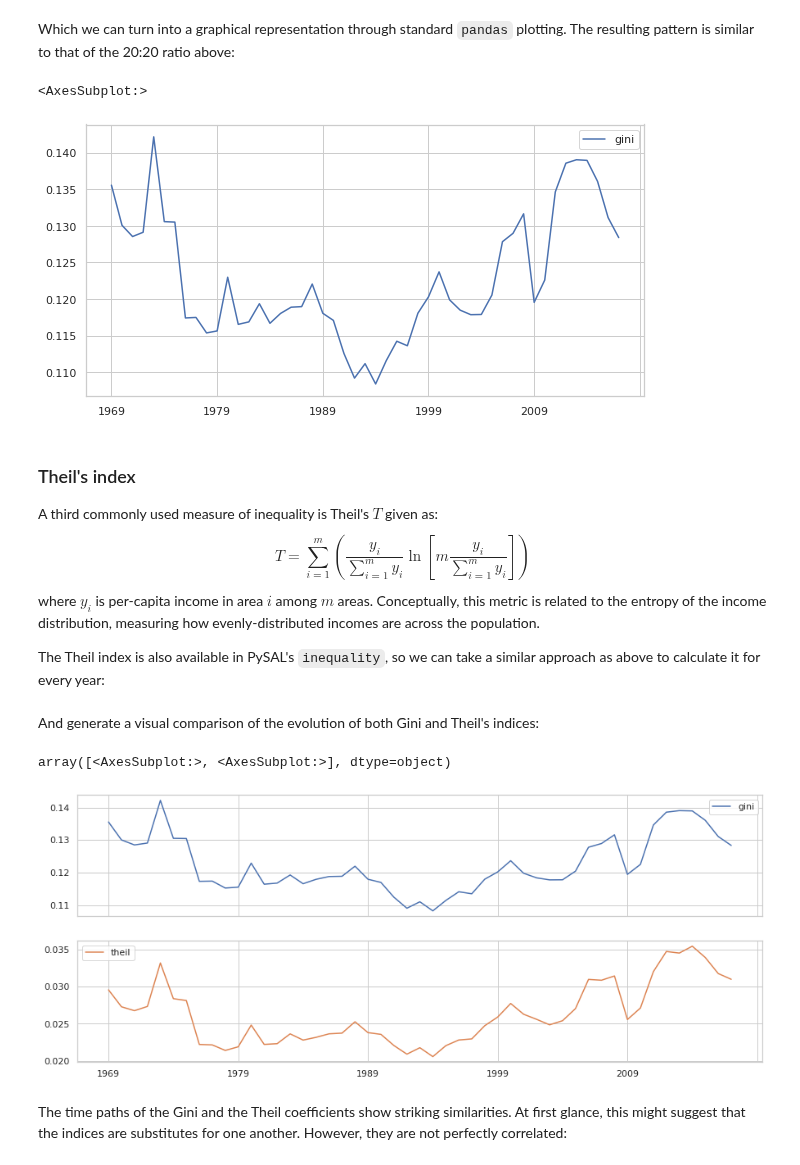
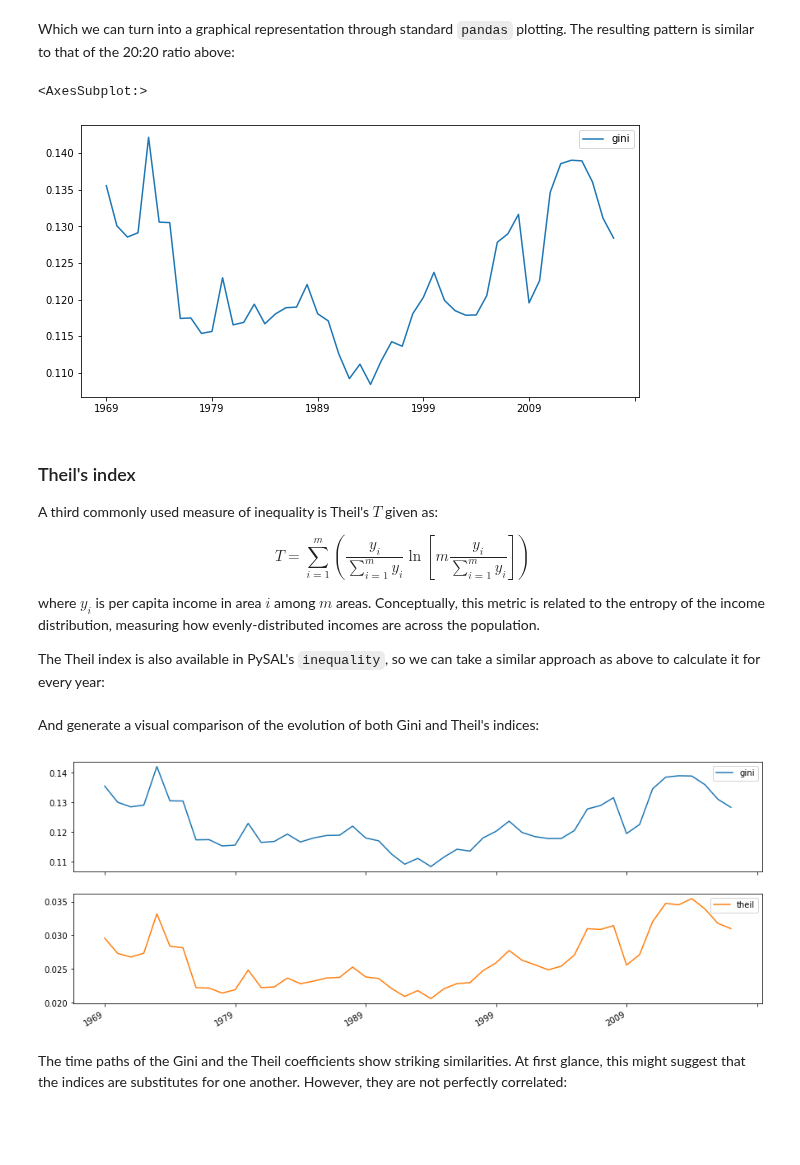
Before and after one commit to gdsbook/book, a Jupyter notebook: notebooks/09_spatial_inequality.ipynb, the cells around one changed output. Drawn from its saved outputs; the diff is of its cells as text; code cells hidden in the pictures; blank space fills up the shorter version.

```diff
--- a/notebooks/09_spatial_inequality.ipynb
+++ b/notebooks/09_spatial_inequality.ipynb
@@ -111,4 +109,3 @@ seaborn.__version__
 # %%
-seaborn.set_theme(style='whitegrid')
 seaborn.histplot(x=pci_df['1969'], kde=True);
 # %% [output]
@@ -287,13 +285,15 @@ Which we can turn into a graphical representation through standard `pandas` plot
 inequalities.plot()
 # %% [output]
 <AxesSubplot:>
-[figure, old version]
+[figure, new version]
 # %% [markdown]
 ### Theil's index
 
 A third commonly used measure of inequality is Theil's $T$ given as:
+
 $$T = \sum_{i=1}^m \left( \frac{y_i}{\sum_{i=1}^m y_i} \ln \left[ m \frac{y_i}{\sum_{i=1}^m y_i}\right] \right)$$
-where $y_i$ is per-capita income in area $i$ among $m$ areas. Conceptually, this metric is related to the entropy of the income distribution, measuring how evenly-distributed incomes are across the population.
+
+where $y_i$ is per capita income in area $i$ among $m$ areas. Conceptually, this metric is related to the entropy of the income distribution, measuring how evenly-distributed incomes are across the population.
 
 The Theil index is also available in PySAL's `inequality`, so we can take a similar approach as above to calculate it for every year:
 # %%
@@ -304,10 +304,9 @@ inequalities['theil'] = pci_df[years].apply(theil, axis=0)
 # %% [markdown]
 And generate a visual comparison of the evolution of both Gini and Theil's indices:
 # %%
-inequalities.plot(subplots=True, figsize=(15,6))
+_ = inequalities.plot(subplots=True, figsize=(15,6))
 # %% [output]
-array([<AxesSubplot:>, <AxesSubplot:>], dtype=object)
-[figure, old version]
+[figure, new version]
 # %% [markdown]
 The time paths of the Gini and the Theil coefficients show striking
 similarities. At first glance, this might suggest that the indices are
```
Also changed, not shown: parts of 22 cells of this notebook, 1 other file.
